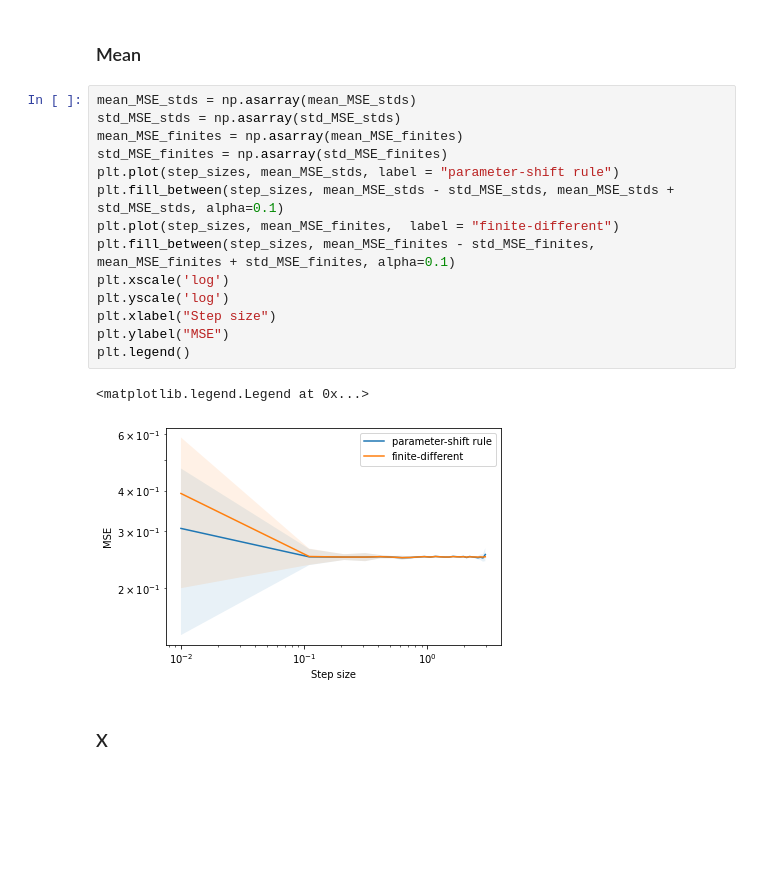
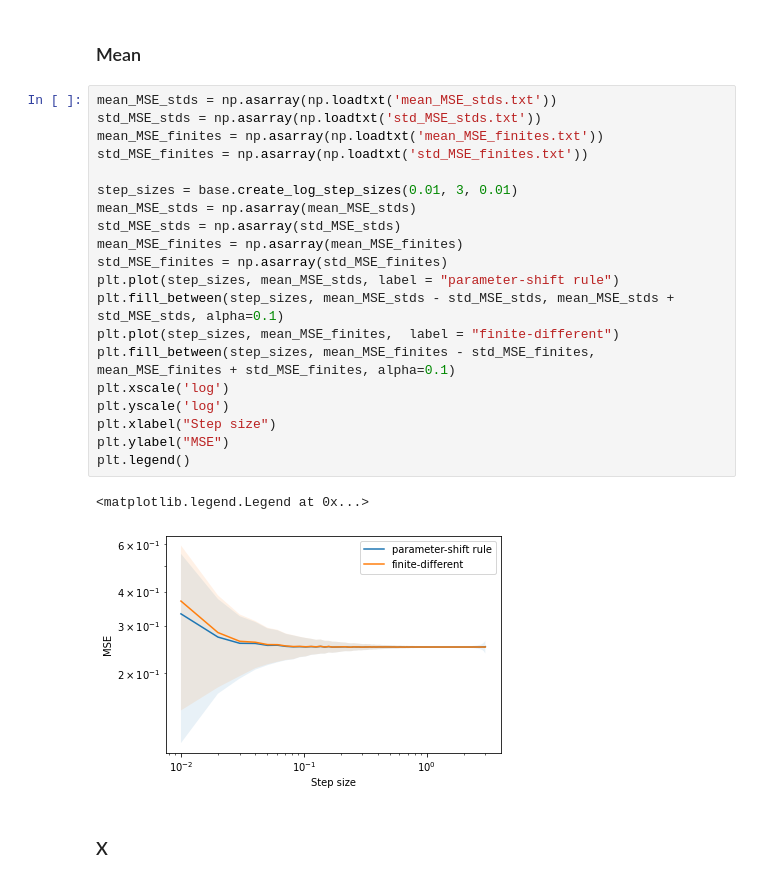
Before and after one commit to vutuanhai237/Lagrange-interpolation-approach-for-GPRX, a Jupyter notebook: MSE.ipynb, the cells around one changed output. Drawn from its saved outputs; the diff is of its cells as text; blank space fills up the shorter version.

```diff
--- a/MSE.ipynb
+++ b/MSE.ipynb
@@ -87,22 +87,28 @@ for i in range(0, mean_grad_stds.shape[0]):
 # %% [markdown]
 ### Mean
 # %%
+mean_MSE_stds = np.asarray(np.loadtxt('mean_MSE_stds.txt'))
+std_MSE_stds = np.asarray(np.loadtxt('std_MSE_stds.txt'))
+mean_MSE_finites = np.asarray(np.loadtxt('mean_MSE_finites.txt'))
+std_MSE_finites = np.asarray(np.loadtxt('std_MSE_finites.txt'))
+
+step_sizes = base.create_log_step_sizes(0.01, 3, 0.01)
 mean_MSE_stds = np.asarray(mean_MSE_stds)
 std_MSE_stds = np.asarray(std_MSE_stds)
 mean_MSE_finites = np.asarray(mean_MSE_finites)
 std_MSE_finites = np.asarray(std_MSE_finites)
 plt.plot(step_sizes, mean_MSE_stds, label = "parameter-shift rule")
 plt.fill_between(step_sizes, mean_MSE_stds - std_MSE_stds, mean_MSE_stds + std_MSE_stds, alpha=0.1)
 plt.plot(step_sizes, mean_MSE_finites,  label = "finite-different")
 plt.fill_between(step_sizes, mean_MSE_finites - std_MSE_finites, mean_MSE_finites + std_MSE_finites, alpha=0.1)
 plt.xscale('log')
 plt.yscale('log')
 plt.xlabel("Step size")
 plt.ylabel("MSE")
 plt.legend()
 # %% [output]
 <matplotlib.legend.Legend at 0x...>
-[figure, old version]
+[figure, new version]
 # %% [markdown]
 ### X
 # %%
```
Also changed, not shown: parts of 1 cell of this notebook, 15 other files.
